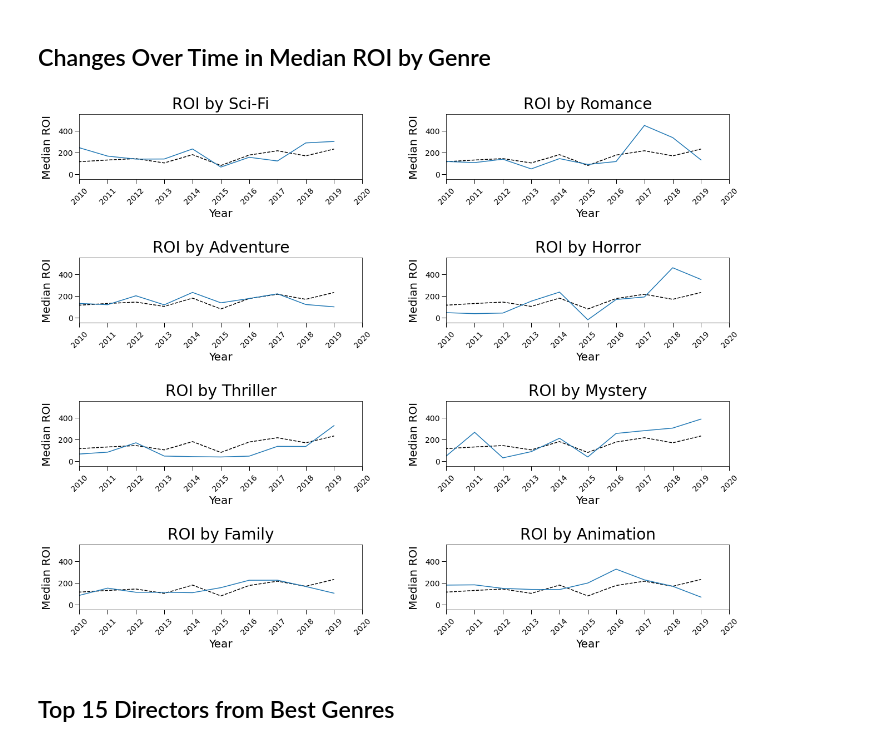
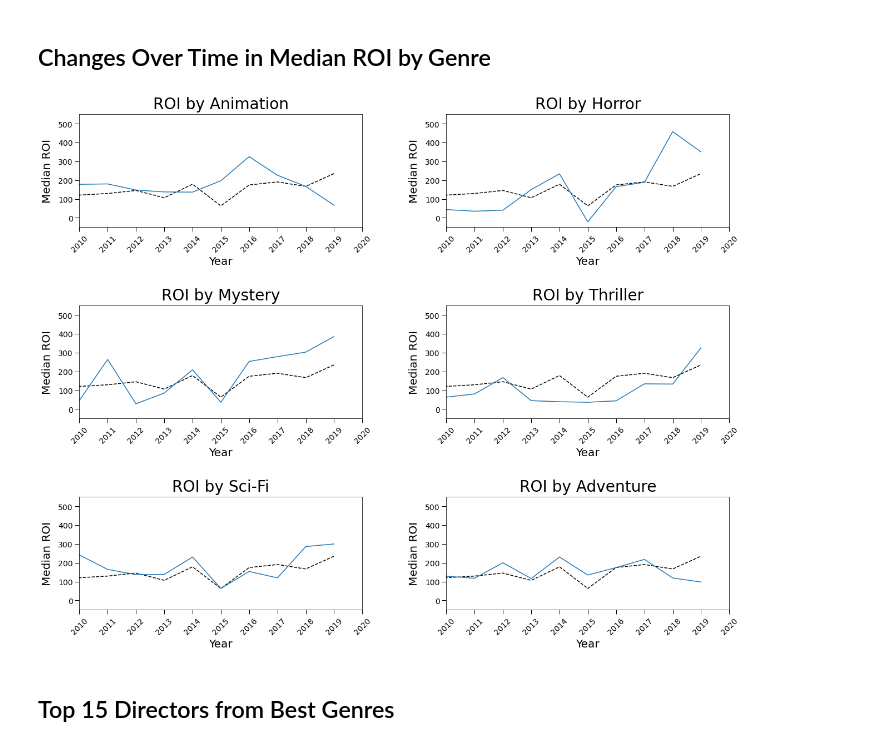
Before and after one commit to JoshuaGottlieb/Microsoft-Movie-Recommendation, a Jupyter notebook: Visualization.ipynb, the cells around one changed output. Saved outputs shown, nothing was run; the diff lists cells and outputs as text; code cells hidden in the pictures.

Commit message:
Reduced number of plots on change_in_roi_by_genre.png

```diff
--- a/Visualization.ipynb
+++ b/Visualization.ipynb
@@ -181,7 +181,8 @@ plt.savefig('./images/distribution_of_roi_by_genre.png')
 # %%
 # Create dataframe exploded along genres for all years - filter by specific genres that are interesting
 expanded_genres_all = df.copy().explode('genres')
-expanded_genres_all = expanded_genres_all.loc[expanded_genres_all.genres.isin(['Adventure', 'Family', 'Sci-Fi', 'Mystery', 'Horror', 'Thriller','Romance', 'Animation'])]
+genre_list = ['Animation', 'Mystery', 'Sci-Fi', 'Horror', 'Thriller', 'Adventure']
+expanded_genres_all = expanded_genres_all.loc[expanded_genres_all.genres.isin(genre_list)]
 
 # Group by years then genres, aggregate by median
 median_ROI_all = expanded_genres_all.groupby(['year','genres'])['ROI'].median().reset_index()
@@ -191,15 +192,15 @@ ROI_by_year = expanded_genres_all.groupby('year').ROI.median()
 # %%
 # Plot all the top 6 genre medians between 2011 and 2019
 # Declare fig, ax objects, 4 by 2 subplots
-fig, ax = plt.subplots(4,2,figsize = (20,16))
+fig, ax = plt.subplots(3,2,figsize = (20,16))
 
 # Declare tight_layout with padding to prevent label overlap
 plt.tight_layout(pad = 12)
 
 #Loop through unique genre names to plot to the 3 x 2 ax matrix
-for index, gen in enumerate(list(median_ROI_all.genres.unique())):
+for index, gen in enumerate(genre_list):
     # Assign axis
-    axis = ax[index % 4][index // 4]
+    axis = ax[index % 3][index // 3]
 
     # Create a seaborn lineplot using mean ROI for all genres as comparison
     sns.lineplot(x = ROI_by_year.index, y = ROI_by_year.values, color = 'black', linestyle = '--', ax = axis);
@@ -222,35 +223,35 @@ for index, gen in enumerate(list(median_ROI_all.genres.unique())):
 
     axis.set_ylabel('Median ROI',
                     fontfamily = 'Arial',
                     fontsize = 20,
                     labelpad = 10)
 
     axis.set_title(f'ROI by {gen}',
                    fontfamily = 'Arial',
                    fontsize = 28,
                    pad = 10)
 
     axis.tick_params(axis = 'both',
                which = 'major',
                labelsize = 14,
                length = 8,
                width = 1)
 
     axis.xaxis.set_major_locator(plt.MultipleLocator(1))
 
 
     #Loop through each axis tick and rotate
     for tick in axis.get_xticklabels():
         tick.set_rotation(45)
         tick.set_fontname("Arial")
 
     for tick in axis.get_yticklabels():
         tick.set_fontname("Arial")
 
 # Save figure to png
-plt.savefig('./images/change_in_roi_by_genre.png')
+# plt.savefig('./images/change_in_roi_by_genre.png')
 # %% [output]
-[figure, old version]
+[figure, new version]
 # %% [markdown]
 ## Top 15 Directors from Best Genres
 # %%
```
Also changed, not shown: parts of 5 cells of this notebook, 1 other file.
